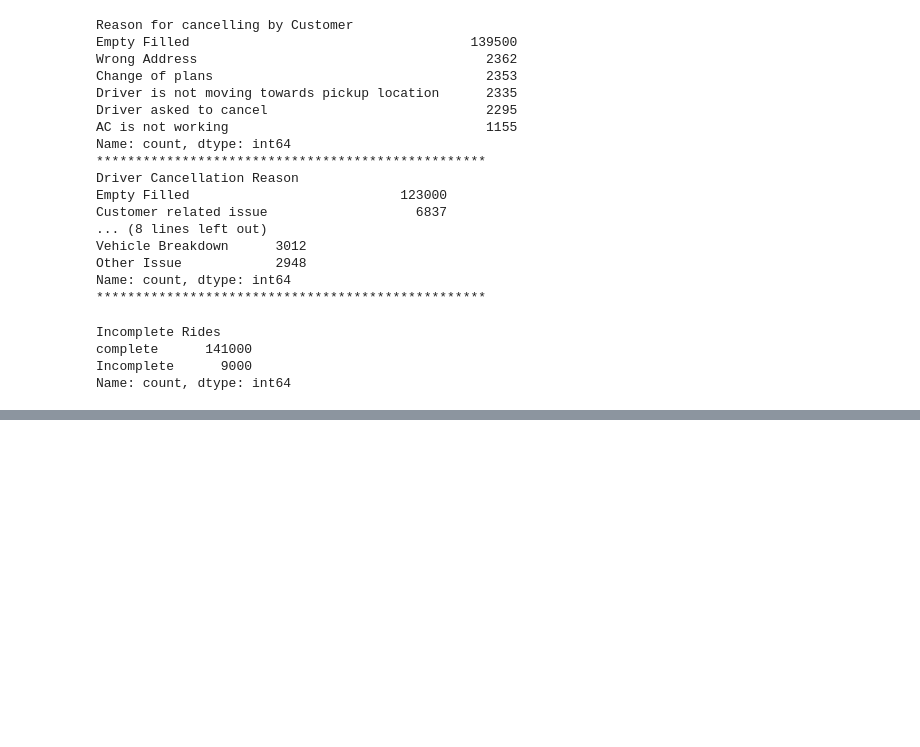
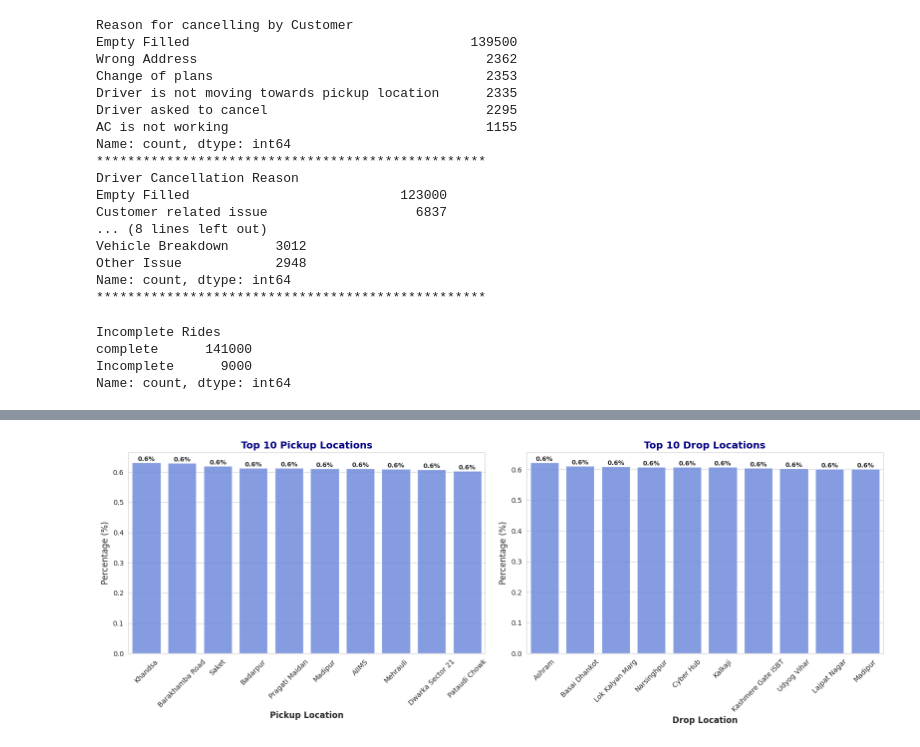
Before and after one commit to mohitDhami87/Uber_Ride_Completion_in_NCR_Bookings_CaseStudy, a Jupyter notebook: Uber_Ride_Completion_in_NCR_Bookings_CaseStudy.ipynb, the cells around one changed output, grey strips where cells are left out. Drawn from its saved outputs; the diff is of its cells as text; code cells hidden in the pictures; blank space fills up the shorter version.

```diff
--- a/Uber_Ride_Completion_in_NCR_Bookings_CaseStudy.ipynb
+++ b/Uber_Ride_Completion_in_NCR_Bookings_CaseStudy.ipynb
@@ -286,0 +389,4 @@ Name: count, dtype: int64
+# %%
+Pickup_Location_dist=(df['Pickup Location'].value_counts(normalize=True)*100).reset_index()
+Pickup_Location_dist_top10=Pickup_Location_dist[:10]
+Pickup_Location_dist_top10
@@ -286,0 +405,4 @@ Name: count, dtype: int64
+# %%
+Drop_Location_dist=(df['Drop Location'].value_counts(normalize=True)*100).reset_index()
+Drop_Location_dist_top=Drop_Location_dist[:10]
+Drop_Location_dist_top
@@ -286,0 +421,41 @@ Name: count, dtype: int64
+# %%
+sns.set_style("whitegrid")
+sns.set_palette("coolwarm")
+
+fig, axes = plt.subplots(1, 2, figsize=(16, 6))
+
+sns.barplot(data=Pickup_Location_dist_top10,x='Pickup Location', y='proportion',ax=axes[0], alpha=0.9)
+axes[0].set_title("Top 10 Pickup Locations", fontsize=14, fontweight='bold', color='navy')
+axes[0].set_xlabel("Pickup Location", fontsize=12, fontweight='bold')
+axes[0].set_ylabel("Percentage (%)", fontsize=12)
+axes[0].tick_params(axis='x', rotation=45)
+
+for p in axes[0].patches:
+    axes[0].annotate(
+        f'{p.get_height():.1f}%',
+        (p.get_x() + p.get_width() / 2, p.get_height()),
+        ha='center', va='bottom', fontsize=9, fontweight='bold'
+    )
+
+
+sns.barplot(
+    data=Drop_Location_dist_top,
+    x='Drop Location', y='proportion',
+    ax=axes[1], alpha=0.9
+)
+axes[1].set_title("Top 10 Drop Locations", fontsize=14, fontweight='bold', color='navy')
+axes[1].set_xlabel("Drop Location", fontsize=12, fontweight='bold')
+axes[1].set_ylabel("Percentage (%)", fontsize=12)
+axes[1].tick_params(axis='x', rotation=45)
+
+for p in axes[1].patches:
+    axes[1].annotate(
+        f'{p.get_height():.1f}%',
+        (p.get_x() + p.get_width() / 2, p.get_height()),
+        ha='center', va='bottom', fontsize=9, fontweight='bold'
+    )
+
+plt.tight_layout()
+plt.show()
+# %% [output]
+[figure, added]
```
Also changed, not shown: parts of 11 cells of this notebook.
